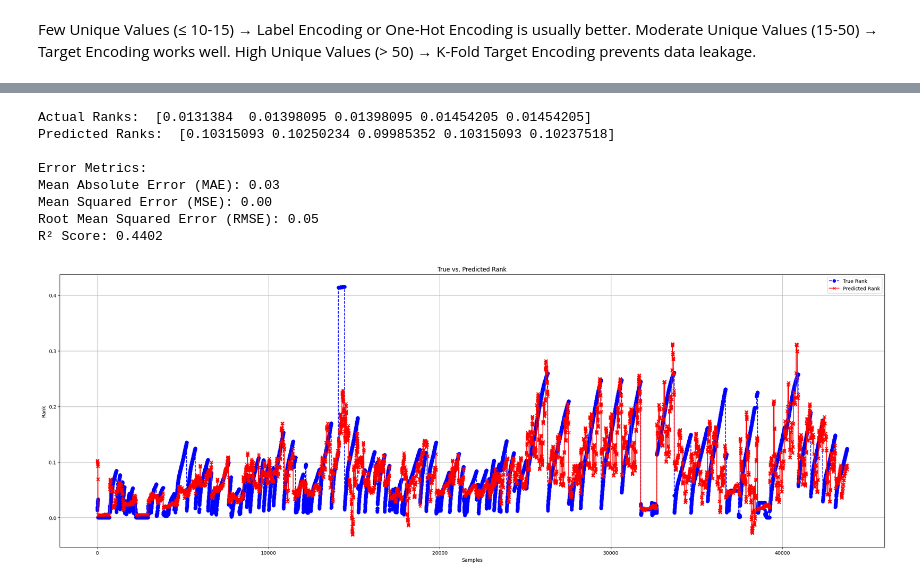
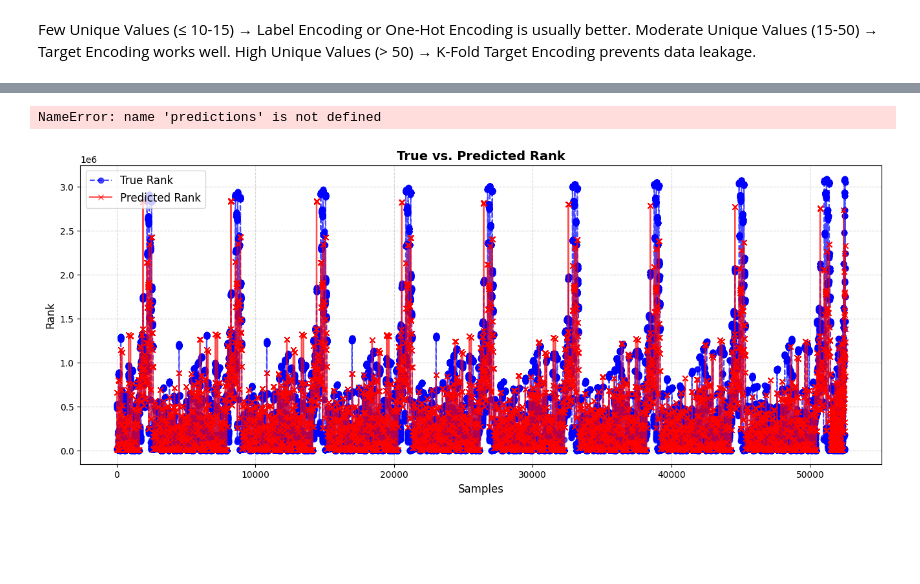
Before and after one commit to PGDBDA-Group4-Aug24/book-sales-rank, a Jupyter notebook: model-train-ann.ipynb, the cells around one changed output, grey strips where cells are left out. Saved outputs shown, nothing was run; the diff lists cells and outputs as text; code cells hidden in the pictures; blank space fills up the shorter version.

Commit message:
edited-ANN file- model training phase1

```diff
--- a/model-train-ann.ipynb
+++ b/model-train-ann.ipynb
@@ -231,0 +374,5 @@ print(X_train.shape,X_test.shape,y_train.shape,y_test.shape)
+# %%
+from tensorflow.keras.layers import Input
+
+# Numeric Inputs
+num_input = Input(shape=(X_train_num.shape[1],))
@@ -232,11 +399,11 @@ print(X_train.shape,X_test.shape,y_train.shape,y_test.shape)
 # %%
-### Step 6: Build ANN Model
-model = Sequential([
-    Dense(64, activation="relu", input_shape=(X_train.shape[1],)),
-    Dropout(0.2),
-    Dense(32, activation="relu"),
-    Dense(1)  # Regression Output
-])
+# ### Step 6: Build ANN Model
+# model = Sequential([
+#     Dense(64, activation="relu", input_shape=(X_train.shape[1],)),
+#     Dropout(0.2),
+#     Dense(32, activation="relu"),
+#     Dense(1)  # Regression Output
+# ])
 # %%
 model.summary()
 # %% [output]
@@ -260,4 +431,5 @@ model.compile(optimizer="adam", loss="mse", metrics=["mae"])
 # %%
-### Step 7: Train Model
-model.fit(X_train, y_train, epochs=50, batch_size=32, validation_data=(X_test, y_test))
+
+# Train Model
+model.fit([X_train_num, X_train_title], y_train, epochs=20, batch_size=256, validation_data=([X_test_num, X_test_title], y_test))
 # %% [output]
@@ -294,0 +460,3 @@ predictions = model.predict(X_test)
+# %%
+# ---- Step 8: Predict Ranks for All Titles ----
+predicted_ranks = model.predict([X_test_num, X_test_title])
@@ -295,11 +497,16 @@ predictions = model.predict(X_test)
 # %%
+import numpy as np
+from sklearn.preprocessing import MinMaxScaler
 from sklearn.metrics import mean_absolute_error, mean_squared_error, r2_score
-# Reshape before inverse transform
+
+# Initialize MinMaxScaler
 scaler_target = MinMaxScaler()
-y_train_scaled = scaler_target.fit_transform(y_train.values.reshape(-1, 1))
+
+# Ensure y_train is correctly reshaped
+y_train_scaled = scaler_target.fit_transform(y_train.reshape(-1, 1))  # Remove .values if y_train is NumPy
 
 # Inverse transform predictions & actual values
-y_test_original = scaler_target.inverse_transform(y_test.values.reshape(-1, 1))
+y_test_original = scaler_target.inverse_transform(y_test.reshape(-1, 1))  # Remove .values
 predictions_original = scaler_target.inverse_transform(predictions.reshape(-1, 1))
 
 # Print sample predictions
@@ -309,7 +516,7 @@ print("Predicted Ranks: ", predictions_original[:5].flatten())
 # Calculate error metrics
 mae = mean_absolute_error(y_test_original, predictions_original)
 mse = mean_squared_error(y_test_original, predictions_original)
-rmse = np.sqrt(mse)
+rmse = np.sqrt(mse)  # Ensure numpy is imported
 r2 = r2_score(y_test_original, predictions_original)
 
 # Print results
@@ -319,30 +526,24 @@ print(f"Mean Squared Error (MSE): {mse:.2f}")
 print(f"Root Mean Squared Error (RMSE): {rmse:.2f}")
 print(f"R² Score: {r2:.4f}")
 # %% [output]
-Actual Ranks:  [0.0131384  0.01398095 0.01398095 0.01454205 0.01454205]
-Predicted Ranks:  [0.10315093 0.10250234 0.09985352 0.10315093 0.10237518]
-
-Error Metrics:
-Mean Absolute Error (MAE): 0.03
-Mean Squared Error (MSE): 0.00
-Root Mean Squared Error (RMSE): 0.05
-R² Score: 0.4402
+NameError: name 'predictions' is not defined
 # %%
 import matplotlib.pyplot as plt
 
 # Plot actual vs. predicted values
-plt.figure(figsize=(30, 10))
-plt.plot(y_test_original, label='True Rank', color='blue', linestyle='dashed', marker='o')
-plt.plot(predictions_original, label='Predicted Rank', color='red', linestyle='solid', marker='x')
+plt.figure(figsize=(16, 6))  # Adjust figure size for better visibility
+plt.plot(y_test, label='True Rank', color='blue', linestyle='dashed', marker='o', markersize=6, alpha=0.7)
+plt.plot(predicted_ranks, label='Predicted Rank', color='red', linestyle='solid', marker='x', markersize=6, alpha=0.7)
 
-plt.xlabel('Samples')
-plt.ylabel('Rank')
-plt.title('True vs. Predicted Rank')
-plt.legend()
-plt.grid()
+plt.xlabel('Samples', fontsize=12)
+plt.ylabel('Rank', fontsize=12)
+plt.title('True vs. Predicted Rank', fontsize=14, fontweight='bold')
+plt.legend(fontsize=12)
+plt.grid(True, linestyle='--', alpha=0.5)  # Light grid for readability
+
 plt.show()
 # %% [output]
-[figure, old version]
+[figure, new version]
 # %%
 import matplotlib.pyplot as plt
 import numpy as np
```
Also changed, not shown: parts of 39 cells of this notebook.
